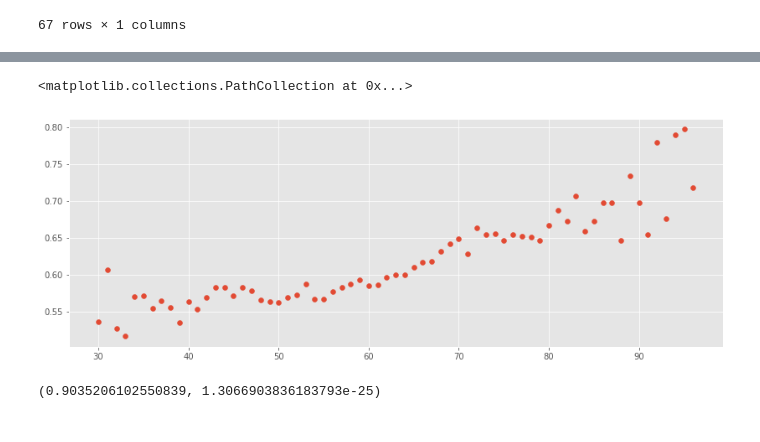
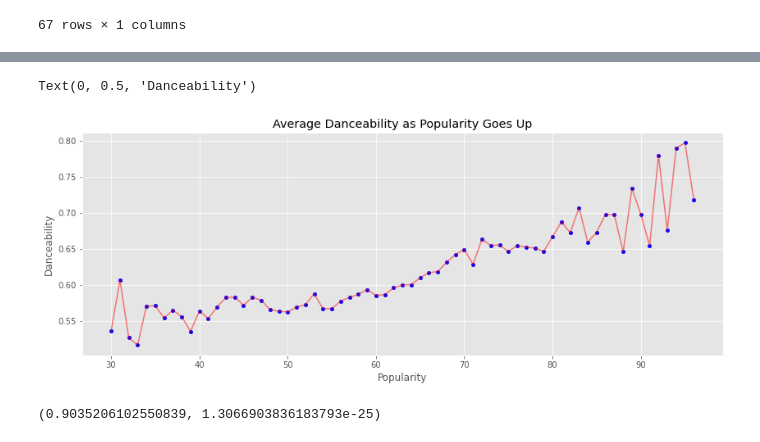
Before and after one commit to ATLas278/SpotifyDanceabillity, a Jupyter notebook: spotify_1.ipynb, the cells around one changed output, grey strips where cells are left out. Drawn from its saved outputs; the diff is of its cells as text; code cells hidden in the pictures.

```diff
--- a/spotify_1.ipynb
+++ b/spotify_1.ipynb
@@ -119,10 +103,14 @@ avg_dance.plot(kind='bar',
 # %%
-fig, ax = plt.subplots(figsize=(14,5))
+fig, ax = plt.subplots(figsize=(14,5),squeeze=True)
 
-ax.scatter(avg_dance.index, avg_dance.danceability)
+ax.plot(avg_dance.index, avg_dance.danceability,color='red',alpha=0.5)
+ax.scatter(avg_dance.index, avg_dance.danceability,color='blue',s=20)
+ax.set_title('Average Danceability as Popularity Goes Up')
+ax.set_xlabel('Popularity')
+ax.set_ylabel('Danceability')
 # %% [output]
-<matplotlib.collections.PathCollection at 0x...>
+Text(0, 0.5, 'Danceability')
-[figure, old version]
+[figure, new version]
 # %%
 r,p = stats.pearsonr(avg_dance.index, avg_dance.danceability)
 r,p
```
Also changed, not shown: parts of 14 cells of this notebook.
